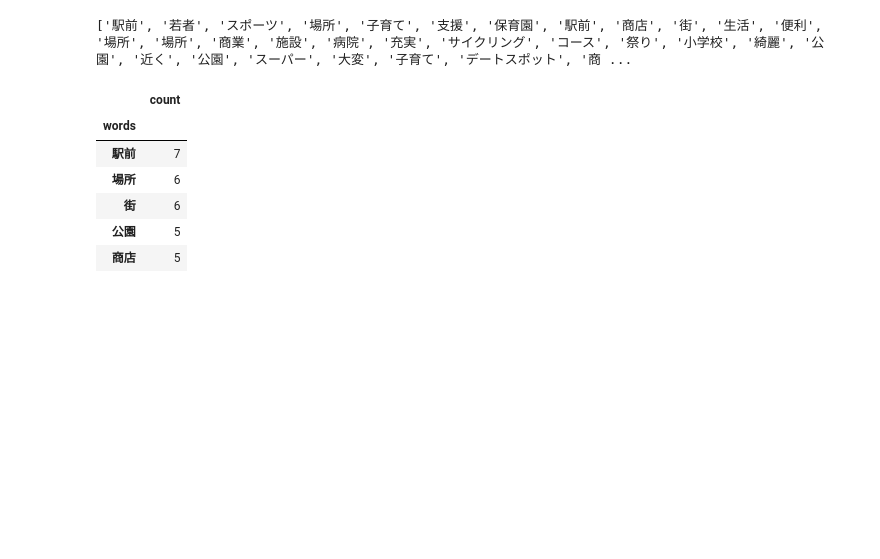
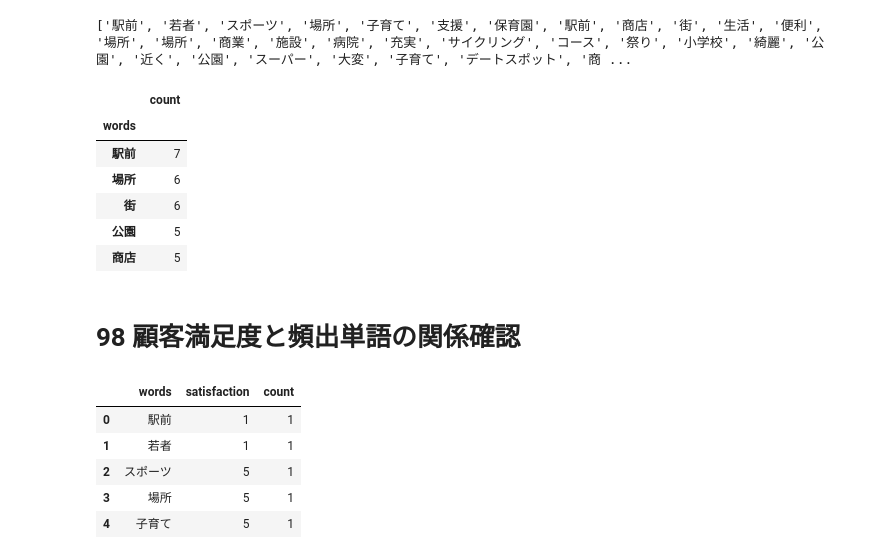
Before and after one commit to letitride/PandasDataAnalyze, a Jupyter notebook: chapter10/ch10.ipynb, the cells around one changed output. Cells and saved outputs as stored; diff of their text form; code cells hidden in the pictures; blank space fills up the shorter version.

Commit message:
10.98 顧客満足度と頻出単語の関係確認

```diff
--- a/chapter10/ch10.ipynb
+++ b/chapter10/ch10.ipynb
@@ -197,3 +197,32 @@ all_words_df.sort_values("count",ascending=False).head()
 | 街 | 6 |
 | 公園 | 5 |
 | 商店 | 5 |
+# %% [markdown]
+# 98 顧客満足度と頻出単語の関係確認
+# %%
+stop_words = ["の"]
+parts = ["名詞"]
+all_words = []
+satisfaction = []
+for n in range(len(survey)):
+    text = survey["comment"].iloc[n]
+    words = tagger.parse(text).splitlines()
+    words_arr = []
+    for i in words:
+        if i == "EOS" or i == "": continue
+        word_tmp = i.split()[0]
+        part = i.split()[1].split(",")[0]
+        if not (part in parts): continue
+        if word_tmp in stop_words: continue
+        words_arr.append(word_tmp)
+        satisfaction.append(survey["satisfaction"].iloc[n])
+    all_words.extend(words_arr)
+all_words_df = pd.DataFrame({"words":all_words, "satisfaction": satisfaction, "count":len(all_words)*[1]})
+all_words_df.head()
+# %% [output]
+|  | words | satisfaction | count |
+| 0 | 駅前 | 1 | 1 |
+| 1 | 若者 | 1 | 1 |
+| 2 | スポーツ | 5 | 1 |
+| 3 | 場所 | 5 | 1 |
+| 4 | 子育て | 5 | 1 |
```
Also changed, not shown: parts of 2 cells of this notebook.
